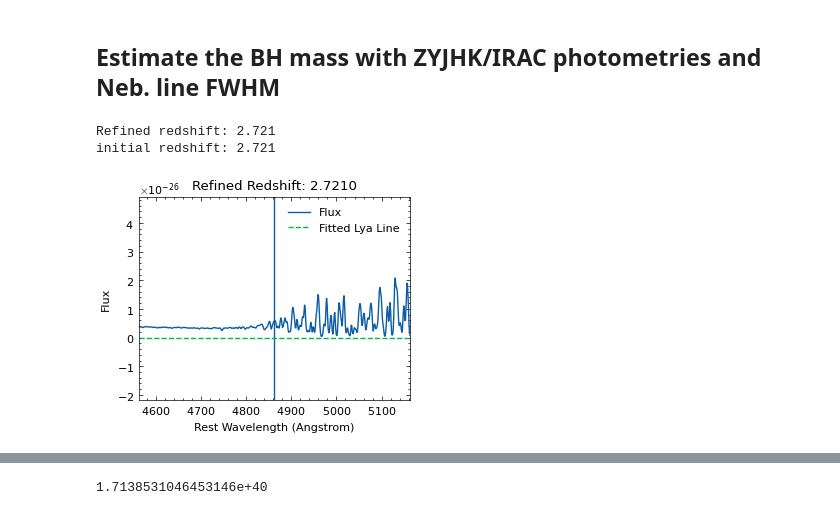
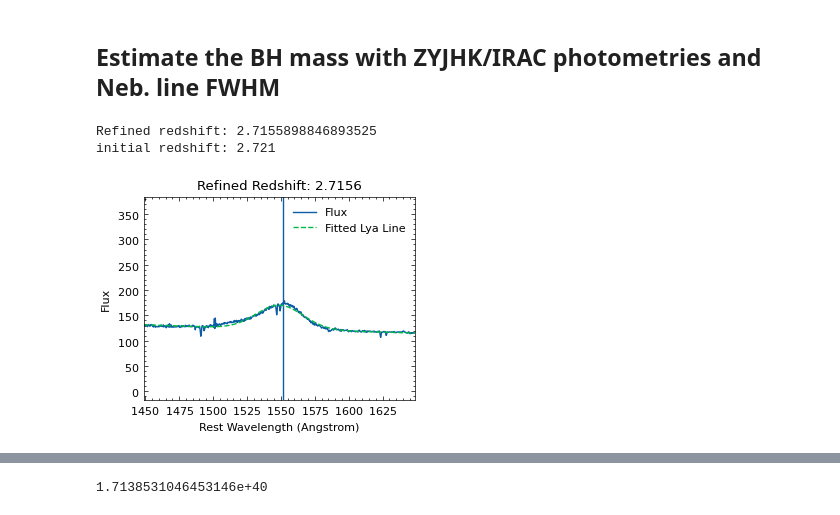
Before and after one commit to yuanzeding/KBSS_DataAnalysis, a Jupyter notebook: correlation.ipynb, the cells around one changed output, grey strips where cells are left out. Cells and saved outputs as stored; diff of their text form; code cells hidden in the pictures.

```diff
--- a/correlation.ipynb
+++ b/correlation.ipynb
@@ -1631,11 +1636,12 @@ fig.savefig(subdapath+"/PSFSub_FWHM_{}_{}_{}.pdf".format(linename,field,sname))
 # %% [markdown]
 ## Estimate the BH mass with ZYJHK/IRAC photometries and Neb. line FWHM
 # %%
-file="/disk/bifrost/yuanze/KBSS/Q0100/nirspec/q0100.ms_h.fits"
+file="/disk/bifrost/yuanze/KBSS/Q1700/SDSS/HS1700+64.fits"
 
 hdu=fits.open(file)
-spec=hdu[0].data
-x = hdu[0].header["CRVAL1"] + (np.arange(hdu[0].data.shape[0])+1)*hdu[0].header["CD1_1"]
+spec=hdu[1].data['flux']
+x=10**(hdu[1].data['loglam'])
+#x = hdu[0].header["CRVAL1"] + (np.arange(hdu[0].data.shape[0])+1)*hdu[0].header["CD1_1"]
 # %%
 # Model function for Lya line (Gaussian profile as an example)
 from scipy.optimize import curve_fit
@@ -1649,13 +1655,18 @@ def lya_model(wavelength, z, amplitude, width):
     rest_wavelength = wavelength / (1 + z)
     return amplitude * np.exp(-0.5 * ((rest_wavelength - 1215.67) / width) ** 2)
 
-linec=4862.6
+linec=1549#4862.6
 
-xup=linec+300
-xlow=linec-300
-def line_model(wavelength, z, amplitude, width):
+xup=linec+100
+xlow=linec-100
+def line_model(wavelength, z, amplitude, width,ampp,exponent):
     rest_wavelength = wavelength / (1 + z)
-    return amplitude * np.exp(-0.5 * ((rest_wavelength - 4862.7) / width) ** 2)
+    return amplitude * np.exp(-0.5 * ((rest_wavelength - linec) / width) ** 2)+ampp*np.power(rest_wavelength, exponent)
+
+def logline_model(wavelength, z, amplitude, width,ampp,exponent):
+    rest_wavelength = np.log(wavelength / (1 + z))
+    return amplitude * np.exp(-0.5 * ((rest_wavelength - np.log(linec)) / width) ** 2)+ampp*np.power(rest_wavelength, exponent)
+
 
 # Desired rest frame range around Lya (e.g., ±10 Å)
 rest_frame_range = [xlow, xup]
@@ -1664,38 +1675,38 @@ rest_frame_range = [xlow, xup]
 observed_frame_range = [(wave * (1 + redshift)) for wave in rest_frame_range]
 
 # Select the data within this observed wavelength range
 mask = (x >= observed_frame_range[0]) & (x <= observed_frame_range[1])
 x_selected = x[mask]
 spec_selected = spec[mask]
 #var_selected = var[mask]
 
 
 # Initial parameter guess
-initial_guess = [redshift, 1.0, 1.0]
+initial_guess = [redshift, 1.0, 0.001,10,2]
 
 # Fit the model to the data
-popt, pcov = curve_fit(lambda wavelength, z, amp,  wid: lya_model(wavelength, z, amp, wid),
-                       x_selected, spec_selected, p0=initial_guess, absolute_sigma=True)
+popt, pcov = curve_fit(lambda wavelength, z, amp,  wid, ampp, expo: logline_model(wavelength, z, amp, wid, ampp, expo),
+                       x_selected, spec_selected, maxfev = 5000, p0=initial_guess, absolute_sigma=True)
 
 # Extract the refined redshift
 refined_redshift = popt[0]
 print("Refined redshift:", refined_redshift)
 plt.axvline(linec*(1 + redshift)/ (1 + refined_redshift))
 # Plot the data and the fit
 plt.plot(x / (1 + refined_redshift), spec, "-", label="Flux")
 #plt.plot(x / (1 + refined_redshift), np.sqrt(var), label="Std.dev.")
-plt.plot(x / (1 + refined_redshift), lya_model(x, *popt), label="Fitted Lya Line", linestyle='dashed')
+plt.plot(x / (1 + refined_redshift), logline_model(x, *popt), label="Fitted Lya Line", linestyle='dashed')
 plt.xlim([xlow, xup])
 #plt.ylim([-0.1, 2])
 plt.legend()
 plt.xlabel("Rest Wavelength (Angstrom)")
 plt.ylabel("Flux")
 print("initial redshift:",redshift)
 plt.title(f"Refined Redshift: {refined_redshift:.4f}")
 plt.show()
-zref[sname]=refined_redshift
+#zref[sname]=refined_redshift
 # %% [output]
-Refined redshift: 2.721
+Refined redshift: 2.7155898846893525
 initial redshift: 2.721
-[figure, old version]
+[figure, new version]
 # %%
```
Also changed, not shown: parts of 33 cells of this notebook, 6 other files.
